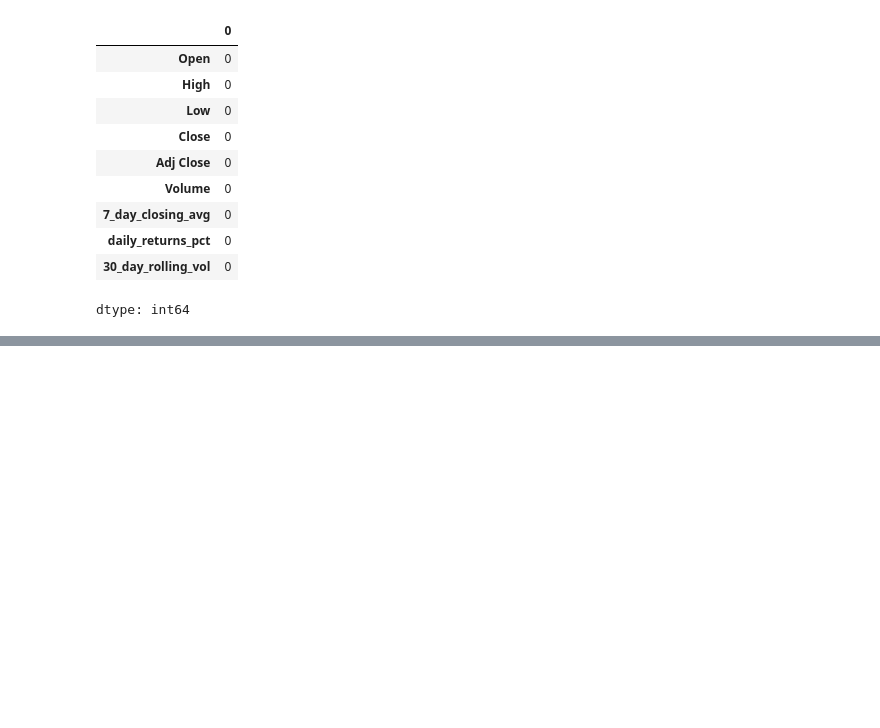
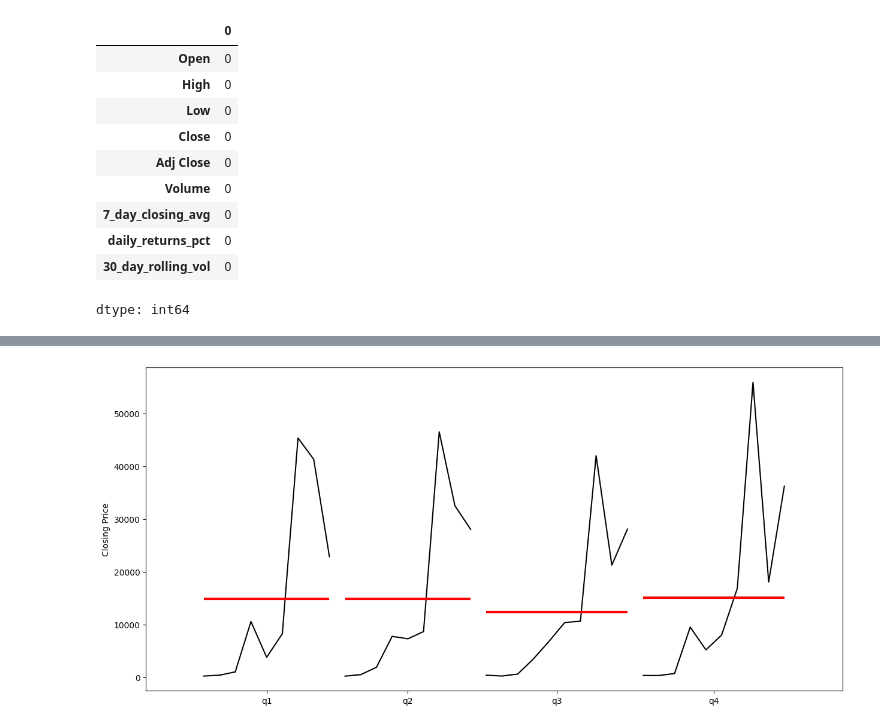
Before and after one commit to fwu27/Test, a Jupyter notebook: bitcoin_prices.ipynb, the cells around one changed output, grey strips where cells are left out. Drawn from its saved outputs; the diff is of its cells as text; code cells hidden in the pictures; blank space fills up the shorter version.

```diff
--- a/bitcoin_prices.ipynb
+++ b/bitcoin_prices.ipynb
@@ -153,0 +167,8 @@ df['lag3'] = df['Close'].shift(3)
+# %%
+fig = quarter_plot(
+    df['Close'].resample('QE').mean(),
+    ylabel = 'Closing Price')
+fig.set_size_inches(15, 7)
+plt.show()
+# %% [output]
+[figure, added]
```
Also changed, not shown: parts of 3 cells of this notebook.
